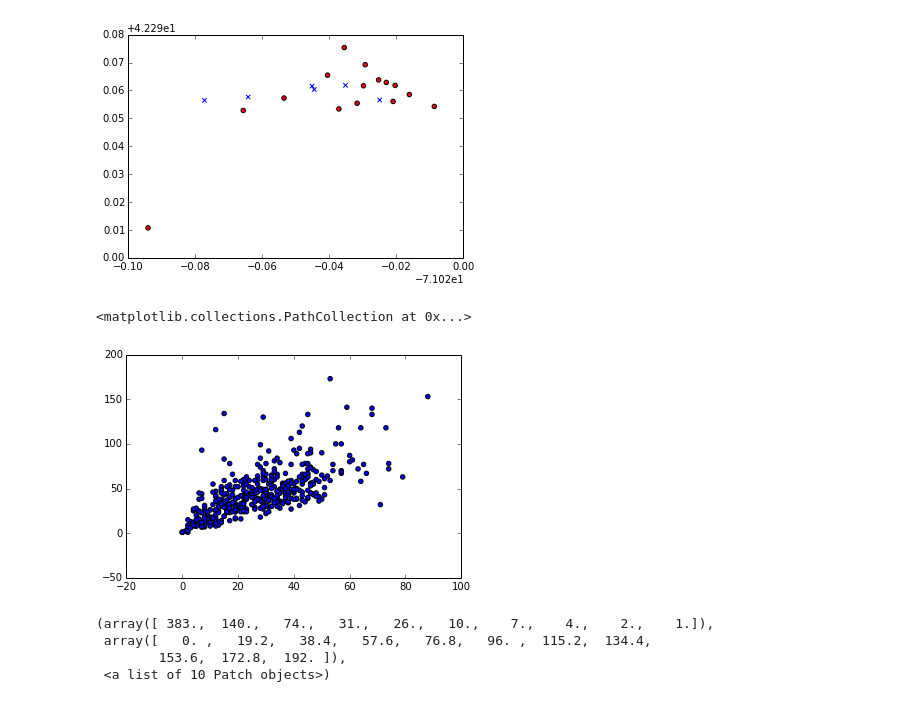
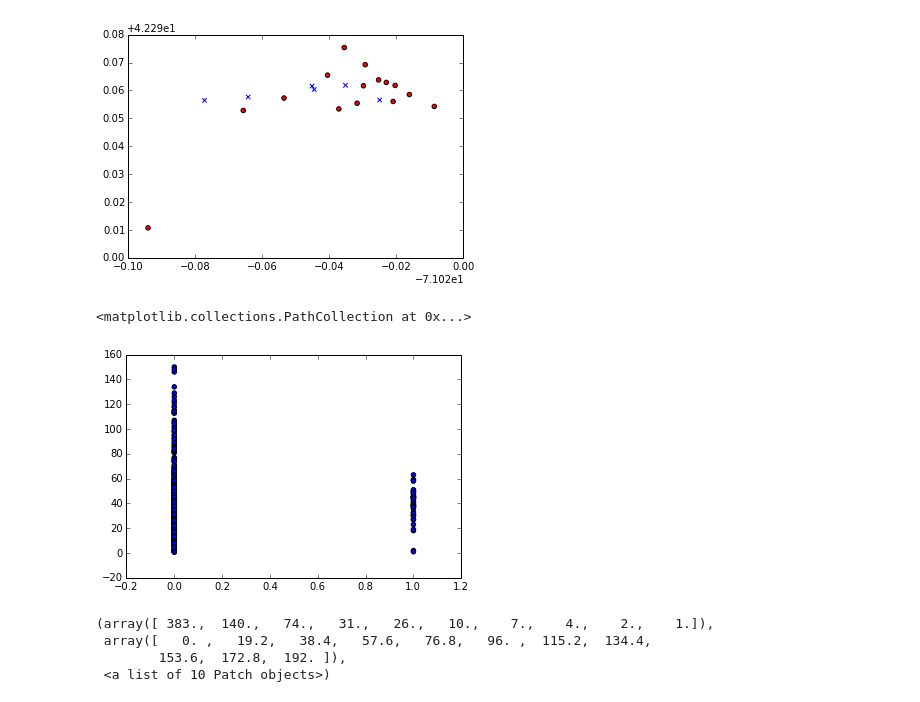
Before and after one commit to wpli/supervised-learning, a Jupyter notebook: notebooks/workbench.ipynb, the cells around one changed output. Drawn from its saved outputs; the diff is of its cells as text; code cells hidden in the pictures.

```diff
--- a/notebooks/workbench.ipynb
+++ b/notebooks/workbench.ipynb
@@ -233,3 +210,19 @@ def get_nearest_landmarks( target_landmark, landmarks, radius_km ):
             nearby_landmarks.append( landm )
 
     return nearby_landmarks
+# %%
+with open( '../data/interestpoints.csv' ) as f:
+    x = f.read().split('\n')
+    if x[-1] == '':
+        del x[-1]
+
+    del x[0]
+
+interest_points_list = [ i.split(',') for i in x ]
+name_lon_lat = [ ( i[0], float( i[3] ), float( i[2] ) ) for i in interest_points_list ]
+lon_lat_name_dict = {}
+for i in name_lon_lat:
+    lon_lat_name_dict[ ( i[1], i[2] ) ] = i[0]
+
+for landm in list( landmarks ):
+    print lon_lat_name_dict[ landm ]
@@ -235,0 +250,19 @@ def get_nearest_landmarks( target_landmark, landmarks, radius_km ):
+# %%
+def jaccard_index( name1, name2 ):
+    name1_words = set( name1.lower().split() )
+    name2_words = set( name2.lower().split() )
+    for s in (name1_words, name2_words):
+        if "of" in s:
+            s.remove( "of" )
+        if "the"  in s:
+            s.remove( "the" )
+
+    intersect = len( set.intersection( name1_words, name2_words ) )
+    union = len( set.union( name1_words, name2_words ) )
+
+    jaccard = float( intersect ) / union
+    return jaccard
+
+print jaccard_index( "hello woRld", "starbucks World" )
+print jaccard_index( "logan airport", "27 drydock" )
+print jaccard_index( "inst of art", "logan of" )
@@ -455,12 +536,12 @@ scatter( *zip( *[ x[0] for x in train_val_performance if x[2] < 6.0 ] ), c='r' )
 # %%
 nearby = []
 for v, y in zip( val_features, val_y ):
-    nearby.append( ( numpy.average( v[-10] ), y  ))
+    nearby.append( ( numpy.average( v[-1] ), y  ))
 
-scatter( [ v[-2] for v in val_features ], val_y )
+scatter( [ v[-12] for v in val_features ], val_y )
 # %% [output]
 <matplotlib.collections.PathCollection at 0x...>
-[figure, old version]
+[figure, new version]
 # %%
 hist( pickups_guess.values() )
 # %% [output]
```
Also changed, not shown: parts of 12 cells of this notebook.
